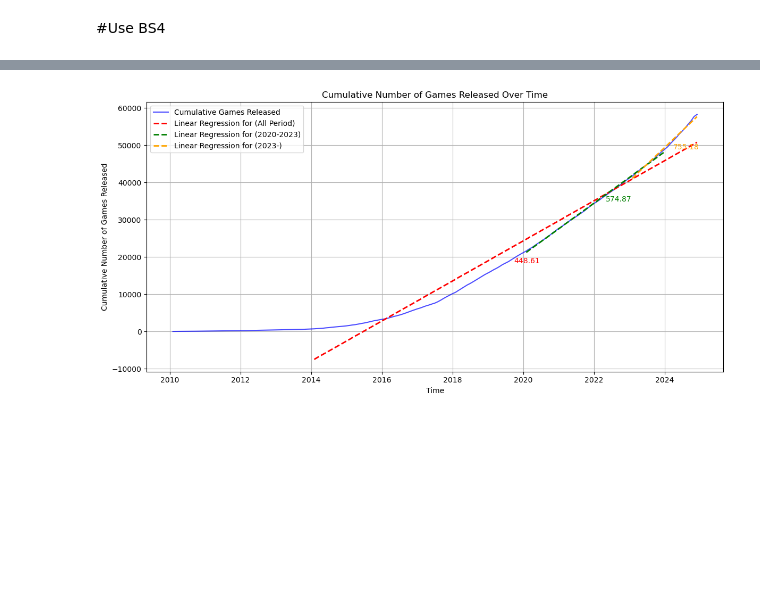
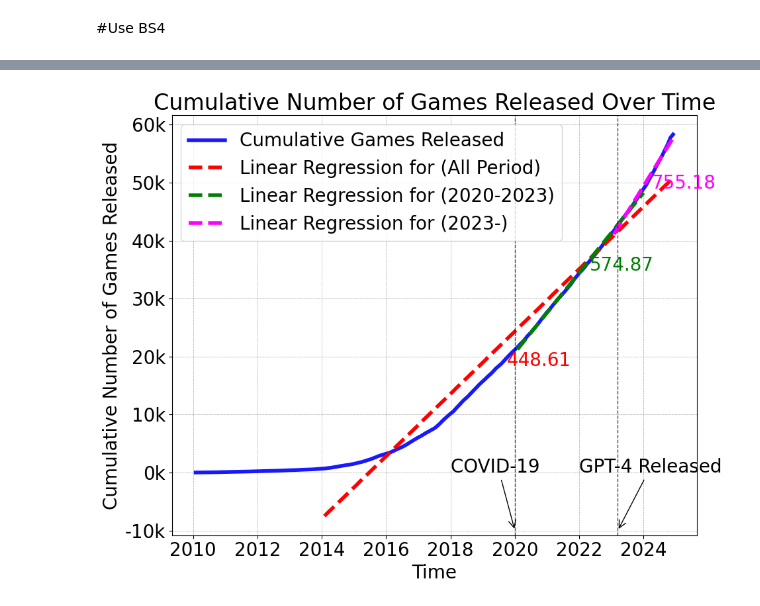
Before and after one commit to proesn/steam_data_collect, a Jupyter notebook: steamspy.ipynb, the cells around one changed output, grey strips where cells are left out. Drawn from its saved outputs; the diff is of its cells as text; code cells hidden in the pictures; blank space fills up the shorter version.

Commit message:
Graph Visibility improved

```diff
--- a/steamspy.ipynb
+++ b/steamspy.ipynb
@@ -199,42 +199,63 @@ def plot_with_regression_cumulative(df, label, color, start_date=None, end_date=
     filtered_df = df[(df['Release date'] >= start_date) & (df['Release date'] <= end_date)] if start_date and end_date else df
     x = np.arange(len(filtered_df)).reshape(-1, 1)  # Convert index to sequential numbers
     y = filtered_df['cumulative_games'].values.reshape(-1, 1)
 
     # Fit the regression model
     model = LinearRegression()
     model.fit(x, y)
     y_pred = model.predict(x)
     slope = model.coef_[0][0]
     mid_date = filtered_df['Release date'].iloc[len(filtered_df) // 2]
     mid_cumulative = filtered_df['cumulative_games'].iloc[len(filtered_df) // 2]
-    plt.text(mid_date+pd.Timedelta(days=90), mid_cumulative, f"{slope:.2f}", color=color, fontsize=10)
+    plt.text(mid_date+pd.Timedelta(days=90), mid_cumulative, f"{slope:.2f}", color=color, fontsize=20)
     # Plot the regression line
-    plt.plot(filtered_df['Release date'], y_pred, label=f"Linear Regression for ({label})", color=color, linestyle="--",linewidth=2)
+    plt.plot(filtered_df['Release date'], y_pred, label=f"Linear Regression for ({label})", color=color, linestyle="--",linewidth=4)
 
+plt.rcParams.update({'font.size': 20})
 # Plot the cumulative data
-plt.figure(figsize=(12, 6))
-plt.plot(df_monthly['Release date'], df_monthly['cumulative_games'], label="Cumulative Games Released", color="blue", alpha=0.7, linewidth=1.5)
-
+plt.figure(figsize=(10, 8))
+plt.plot(df_monthly['Release date'], df_monthly['cumulative_games'], label="Cumulative Games Released", color="blue", alpha=0.9, linewidth=4)
+from matplotlib.ticker import FuncFormatter
+def yaxis_formatter(x, _):
+    return f"{x / 1000:.0f}k"  # Convert to thousands
+plt.gca().yaxis.set_major_formatter(FuncFormatter(yaxis_formatter))
 # Plot regression lines
 plot_with_regression_cumulative(df_monthly, "All Period", "red", "2014-01-01", "2024-12-31")
 plot_with_regression_cumulative(df_monthly, "2020-2023", "green", "2020-01-01", "2023-12-31")
-plot_with_regression_cumulative(df_monthly, "2023-", "orange", "2023-01-01", "2024-12-31")
+plot_with_regression_cumulative(df_monthly, "2023-", "magenta", "2023-01-01", "2024-12-31")
 
 # Formatting the plot
 plt.title("Cumulative Number of Games Released Over Time")
 plt.xlabel("Time")
 plt.ylabel("Cumulative Number of Games Released")
 plt.legend()
-plt.grid()
+plt.grid(color='gray', linestyle='--', linewidth=0.5, alpha=0.7)
+plt.annotate(
+    'COVID-19 ',
+    xy=(pd.Timestamp('2020-01-01'), -10000),  # Ensure xy uses a datetime object
+    xytext=(pd.Timestamp('2018-01-01'), 0),  # Ensure xytext uses a datetime object
+    arrowprops=dict(facecolor='black', arrowstyle='->'),
+    fontsize=20
+)
+plt.annotate(
+    'GPT-4 Released',
+    xy=(pd.Timestamp('2023-03-14'), -10000),  # Ensure xy uses a datetime object
+    xytext=(pd.Timestamp('2022-01-01'), 0),  # Ensure xytext uses a datetime object
+    arrowprops=dict(facecolor='black', arrowstyle='->'),
+    fontsize=20
+)
+plt.axvline(x=pd.Timestamp('2020-01-01'), color='black', linestyle='--', linewidth=1, alpha=0.7)
+plt.axvline(x=pd.Timestamp('2023-03-14'), color='black', linestyle='--', linewidth=1, alpha=0.7)
 plt.tight_layout()
 
 #save the plot
-plt.savefig("cumulative_games_released.png")
+plt.savefig("cumulative_games_released.png", dpi=300, bbox_inches='tight')
+
 
 # Show the plot
 plt.show()
 # %% [output]
-[figure, old version]
+[figure, new version]
 # %%
 df = pd.read_csv("steamspy_crawl_table_cleaned.csv")
 
```
Also changed, not shown: parts of 3 cells of this notebook, 4 other files.
